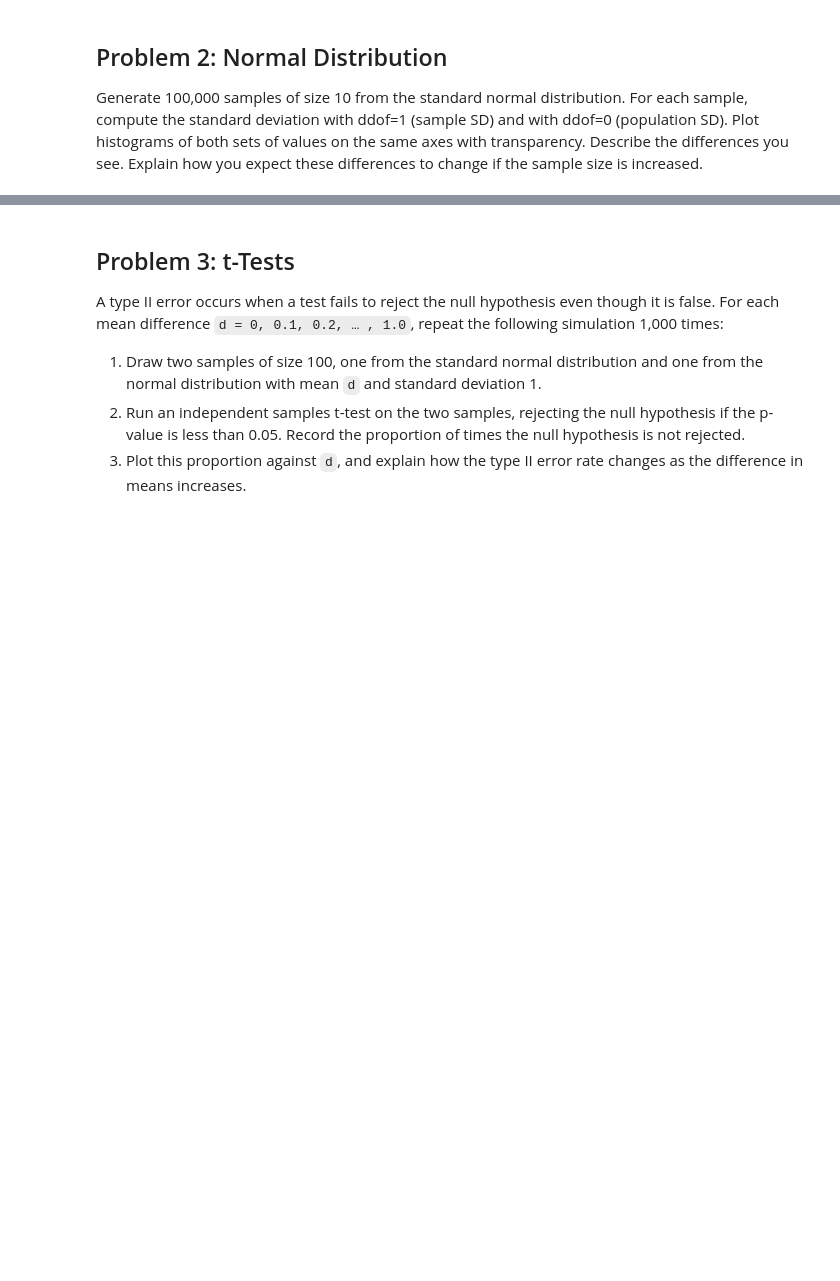
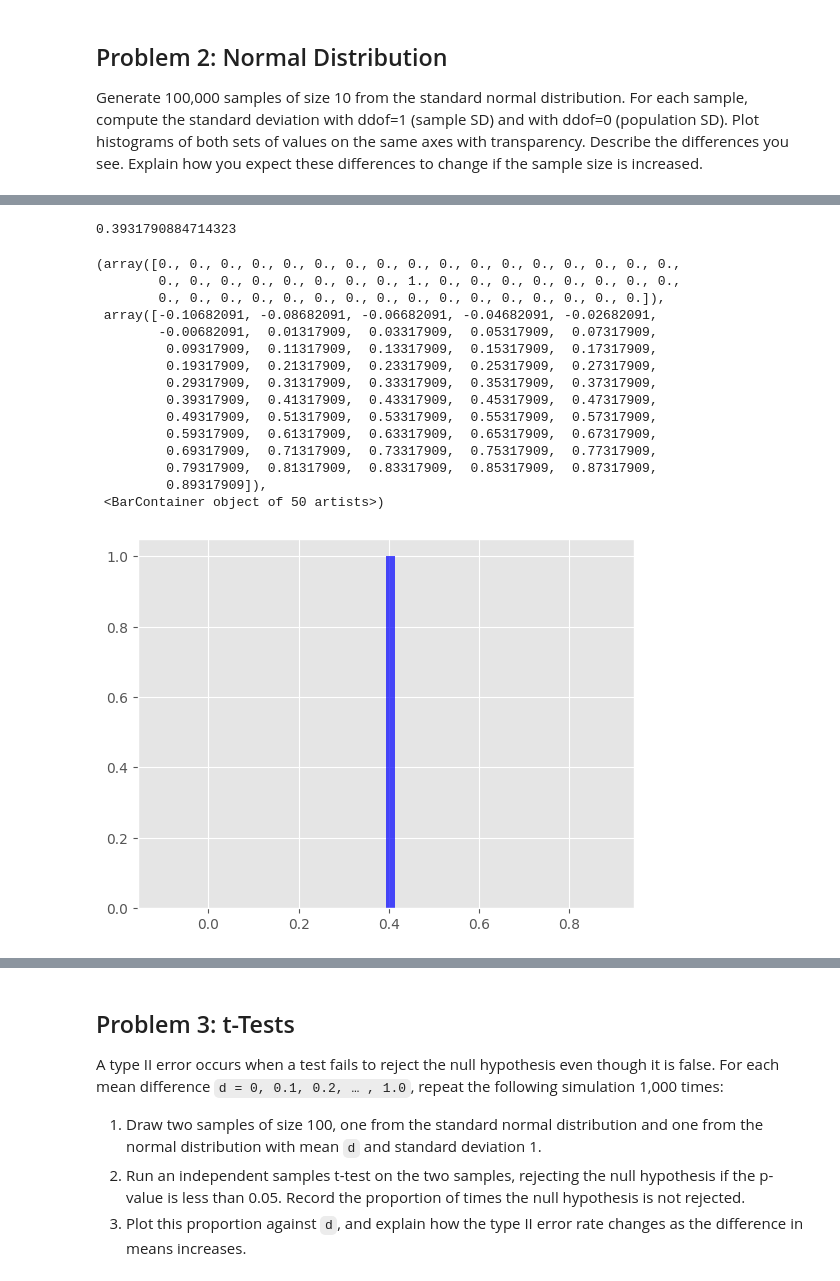
Before and after one commit to holmstead/applied_statistics, a Jupyter notebook: problems.ipynb, the cells around one changed output, grey strips where cells are left out. Drawn from its saved outputs; the diff is of its cells as text; code cells hidden in the pictures; blank space fills up the shorter version.

Commit message:
add standard distribution plot

```diff
--- a/problems.ipynb
+++ b/problems.ipynb
@@ -171,0 +191,27 @@ Generate 100,000 samples of size 10 from the standard normal distribution. For e
+# %%
+# Generate samples from the standard normal distribution
+samples = np.random.normal(loc=0.0, scale=1.0, size=None)
+
+samples
+# %% [output]
+0.3931790884714323
+# %%
+# plot the distribution
+plt.hist(samples, bins=50, color='blue', alpha=0.7)
+# %% [output]
+(array([0., 0., 0., 0., 0., 0., 0., 0., 0., 0., 0., 0., 0., 0., 0., 0., 0.,
+        0., 0., 0., 0., 0., 0., 0., 0., 1., 0., 0., 0., 0., 0., 0., 0., 0.,
+        0., 0., 0., 0., 0., 0., 0., 0., 0., 0., 0., 0., 0., 0., 0., 0.]),
+ array([-0.10682091, -0.08682091, -0.06682091, -0.04682091, -0.02682091,
+        -0.00682091,  0.01317909,  0.03317909,  0.05317909,  0.07317909,
+         0.09317909,  0.11317909,  0.13317909,  0.15317909,  0.17317909,
+         0.19317909,  0.21317909,  0.23317909,  0.25317909,  0.27317909,
+         0.29317909,  0.31317909,  0.33317909,  0.35317909,  0.37317909,
+         0.39317909,  0.41317909,  0.43317909,  0.45317909,  0.47317909,
+         0.49317909,  0.51317909,  0.53317909,  0.55317909,  0.57317909,
+         0.59317909,  0.61317909,  0.63317909,  0.65317909,  0.67317909,
+         0.69317909,  0.71317909,  0.73317909,  0.75317909,  0.77317909,
+         0.79317909,  0.81317909,  0.83317909,  0.85317909,  0.87317909,
+         0.89317909]),
+ <BarContainer object of 50 artists>)
+[figure, added]
```
Also changed, not shown: parts of 14 cells of this notebook.
